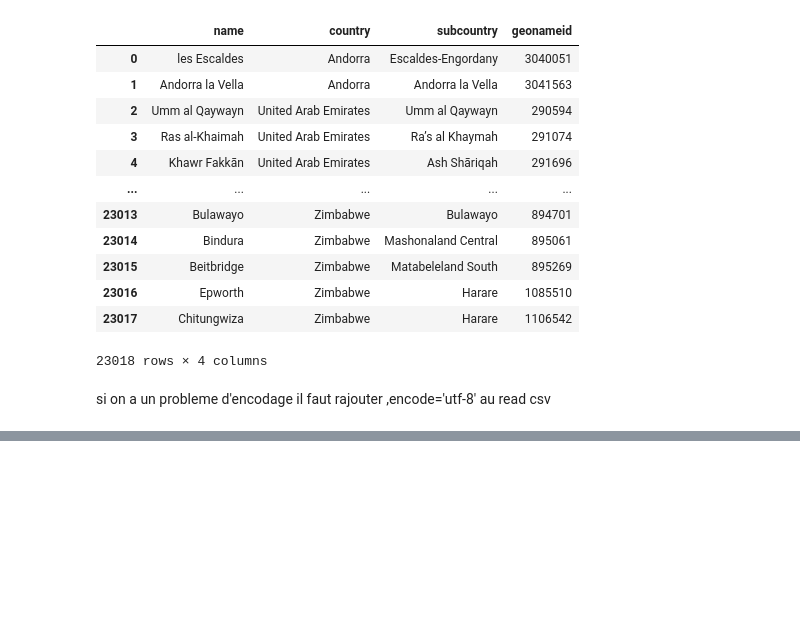
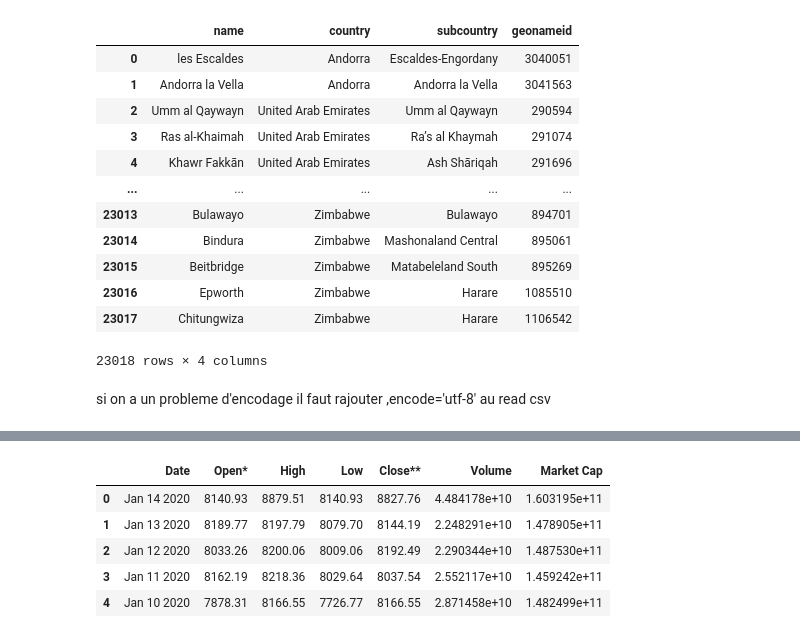
Before and after one commit to ArmandBroutinDev/python, a Jupyter notebook: exos_datacleaning.ipynb, the cells around one changed output, grey strips where cells are left out. Cells and saved outputs as stored; diff of their text form; code cells hidden in the pictures; blank space fills up the shorter version.

```diff
--- a/exos_datacleaning.ipynb
+++ b/exos_datacleaning.ipynb
@@ -148,0 +162,3 @@ on a demande a modifier quel est le delimiteur plutot que de le remplacer pour d
+# %%
+cheminex="https://bit.ly/bitcoin-data"
+dataex=pd.read_csv(cheminex)
@@ -148,0 +180,9 @@ on a demande a modifier quel est le delimiteur plutot que de le remplacer pour d
+# %%
+dataex.head()
+# %% [output]
+|  | Date | Open* | High | Low | Close** | Volume | Market Cap |
+| 0 | Jan 14 2020 | 8140.93 | 8879.51 | 8140.93 | 8827.76 | 4.484178e+10 | 1.603195e+11 |
+| 1 | Jan 13 2020 | 8189.77 | 8197.79 | 8079.70 | 8144.19 | 2.248291e+10 | 1.478905e+11 |
+| 2 | Jan 12 2020 | 8033.26 | 8200.06 | 8009.06 | 8192.49 | 2.290344e+10 | 1.487530e+11 |
+| 3 | Jan 11 2020 | 8162.19 | 8218.36 | 8029.64 | 8037.54 | 2.552117e+10 | 1.459242e+11 |
+| 4 | Jan 10 2020 | 7878.31 | 8166.55 | 7726.77 | 8166.55 | 2.871458e+10 | 1.482499e+11 |
```
Also changed, not shown: parts of 45 cells of this notebook.
